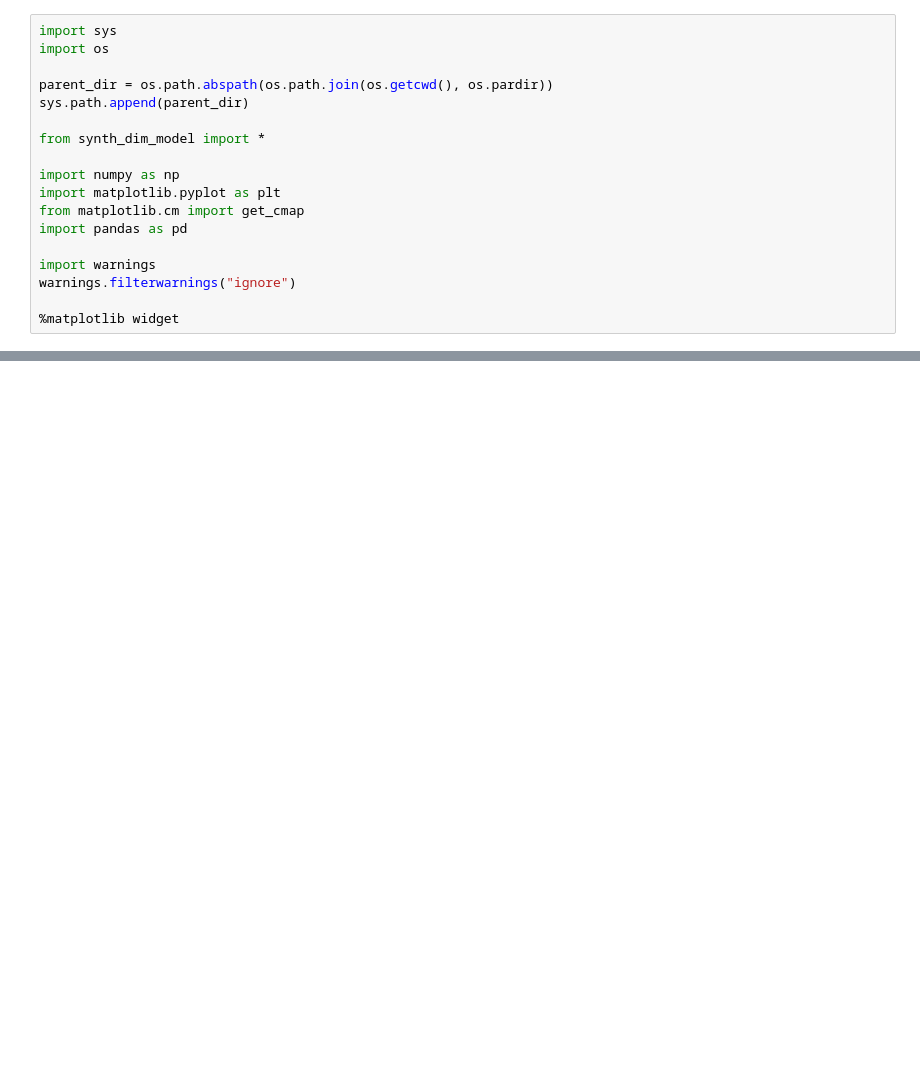
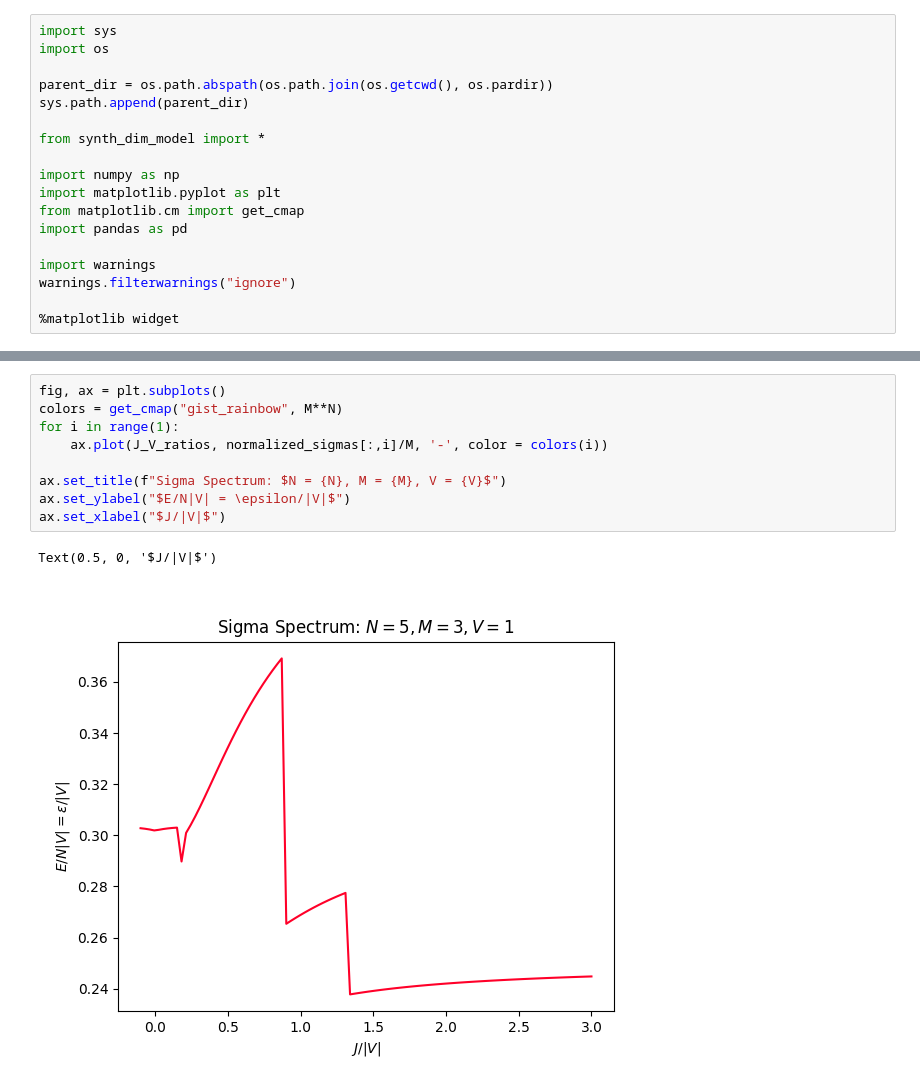
Before and after one commit to jwdesroches/synthetic_dimensions, a Jupyter notebook: understanding_model/energy_spectrum.ipynb, the cells around one changed output, grey strips where cells are left out. Drawn from its saved outputs; the diff is of its cells as text; blank space fills up the shorter version.

```diff
--- a/understanding_model/energy_spectrum.ipynb
+++ b/understanding_model/energy_spectrum.ipynb
@@ -43,0 +52,12 @@ Text(0.5, 0, '$J/|V|$')
+# %%
+fig, ax = plt.subplots()
+colors = get_cmap("gist_rainbow", M**N)
+for i in range(1):
+    ax.plot(J_V_ratios, normalized_sigmas[:,i]/M, '-', color = colors(i))
+
+ax.set_title(f"Sigma Spectrum: $N = {N}, M = {M}, V = {V}$")
+ax.set_ylabel("$E/N|V| = \epsilon/|V|$")
+ax.set_xlabel("$J/|V|$")
+# %% [output]
+Text(0.5, 0, '$J/|V|$')
+[figure, added]
```
Also changed, not shown: parts of 2 cells of this notebook, 1 other file.
